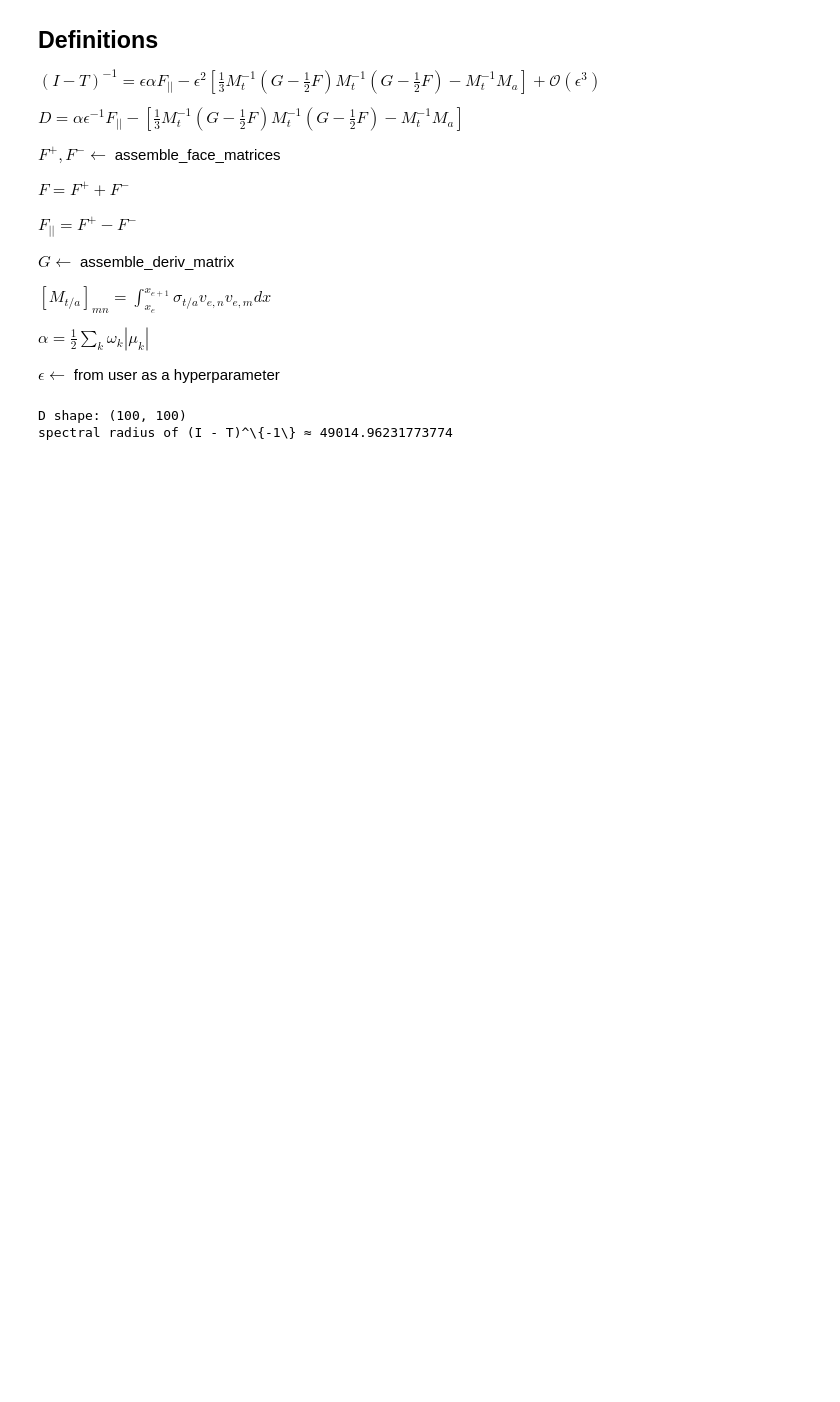
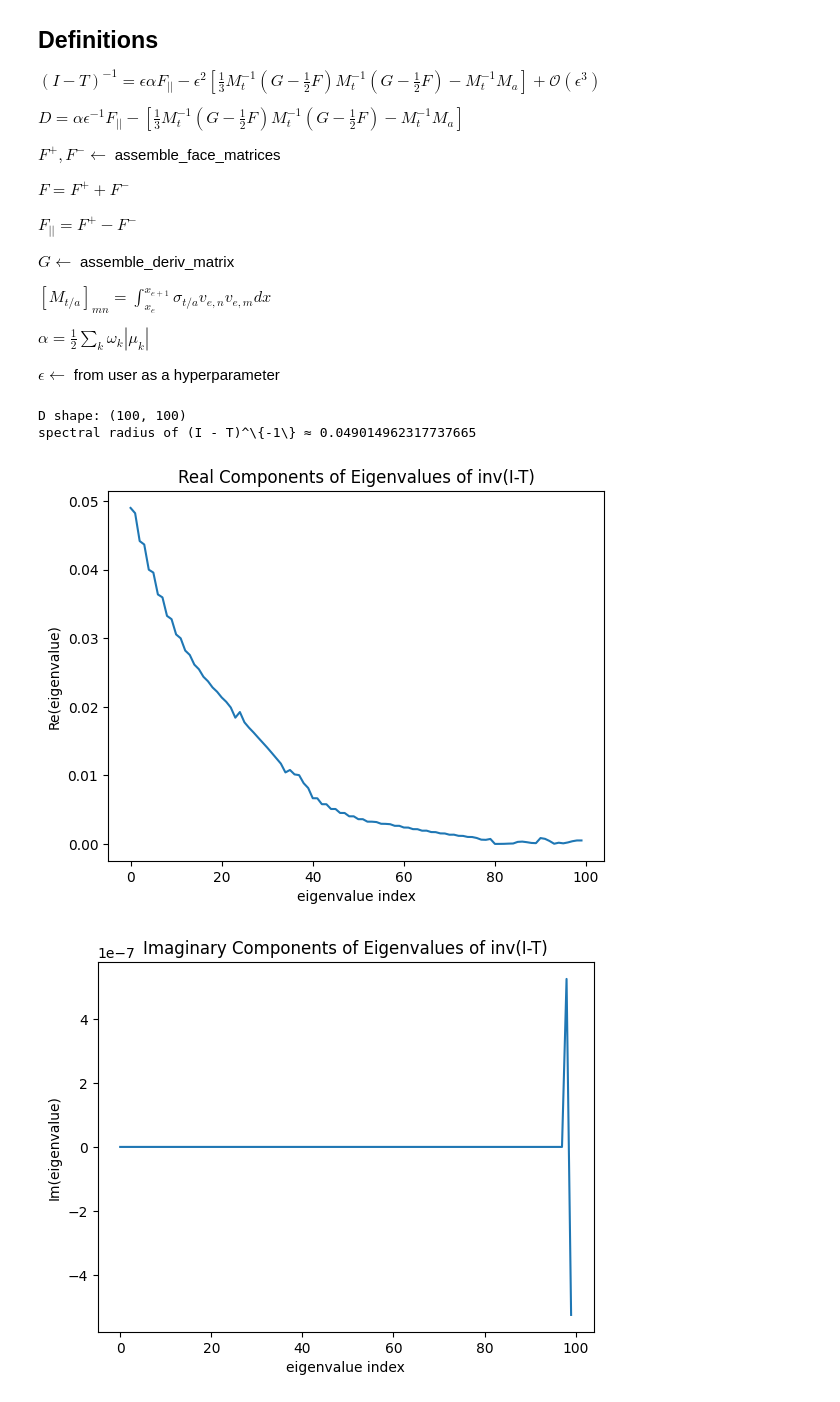
Before and after one commit to jpgallagher1/PIMS-GroupB, a Jupyter notebook: main.ipynb, the cells around one changed output. Saved outputs shown, nothing was run; the diff lists cells and outputs as text; code cells hidden in the pictures; blank space fills up the shorter version.

```diff
--- a/main.ipynb
+++ b/main.ipynb
@@ -64,32 +64,47 @@ epsilon = 1e-3
 # Get F, F_{||} from F^+ and F^- via assemble_face_matrices
 F_plus, F_minus = assemble_face_matrices(Np, xs, for_TSA=for_TSA)
 F = F_plus + F_minus
 F_parallel = F_plus - F_minus
 
 # Get G from assemble_deriv_matrix
 G = assemble_deriv_matrix(Np, xs)
 
 # Get M_t/a via sigma_t/a
 M_t = assemble_mass_matrix(σ_t, Np, xs)
 M_a = assemble_mass_matrix(σ_a, Np, xs)
 
 # Get alpha from omega_k and mu_k
 N_mu = 3*Np
 mu_k, w_k = gausslegendre(N_mu)
 alpha = 0.5 * np.dot(w_k, np.abs(mu_k))
 
 # Precompute M_t_inv and (G - 1/2 F)
 M_t_inv = np.linalg.inv(M_t)
 G_minus_half_of_F = G - 0.5*F
 
 # Compute D
 D_inner = (1.0/3.0) * (M_t_inv @ G_minus_half_of_F @ M_t_inv @ G_minus_half_of_F) - (M_t_inv @ M_a)
 D = (alpha/epsilon) * F_parallel - D_inner
 
 # Analyze spectrum of transport operator (I - T)^{-1} via epsilon^2 D
 I_minus_T_inv_perturbation = (epsilon**2) * D
 print("D shape:", D.shape)
-print(r"spectral radius of (I - T)^\{-1\} ≈", max(abs(np.linalg.eigvals(D))))
+print(r"spectral radius of (I - T)^\{-1\} ≈", max(abs(np.linalg.eigvals(I_minus_T_inv_perturbation))))
+eigvals = np.linalg.eigvals(I_minus_T_inv_perturbation)
+
+plt.plot(range(len(eigvals)), np.real(eigvals))
+plt.xlabel('eigenvalue index')
+plt.ylabel('Re(eigenvalue)')
+plt.title('Real Components of Eigenvalues of inv(I-T)')
+plt.show()
+
+plt.plot(range(len(eigvals)), np.imag(eigvals))
+plt.xlabel('eigenvalue index')
+plt.ylabel('Im(eigenvalue)')
+plt.title('Imaginary Components of Eigenvalues of inv(I-T)')
+plt.show()
 # %% [output]
 D shape: (100, 100)
-spectral radius of (I - T)^\{-1\} ≈ 49014.96231773774
+spectral radius of (I - T)^\{-1\} ≈ 0.049014962317737665
+[figure, added]
+[figure, added]
```
Also changed, not shown: parts of 2 cells of this notebook.
